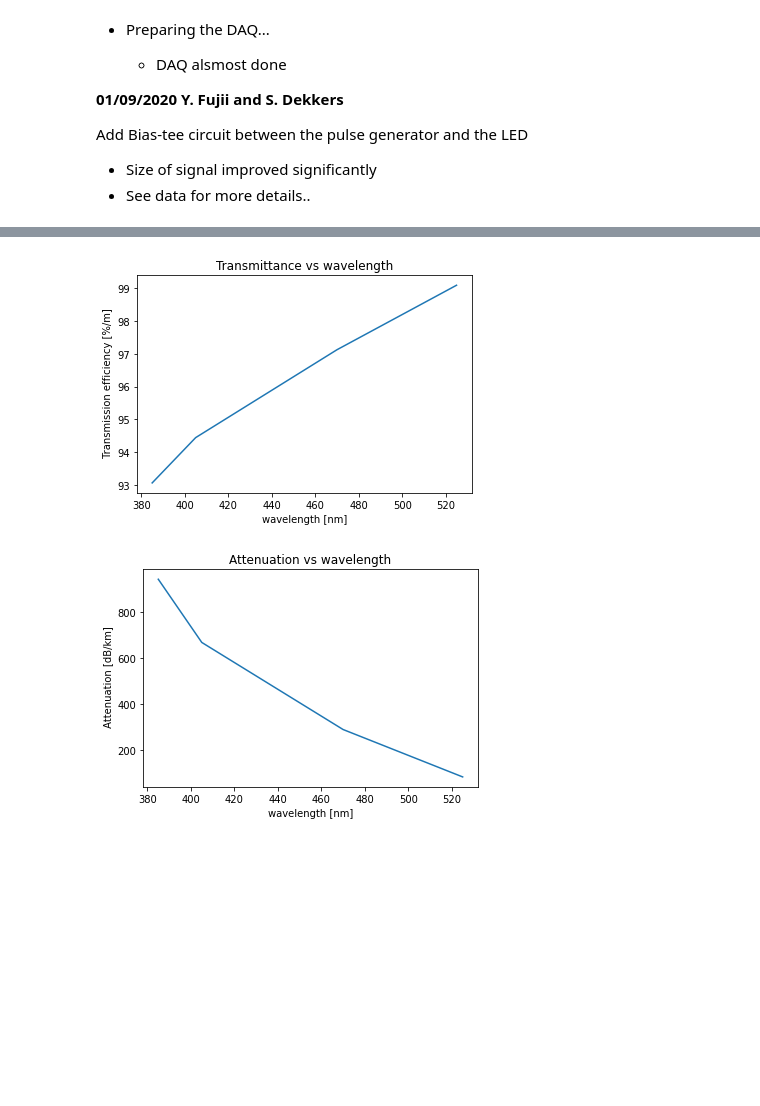
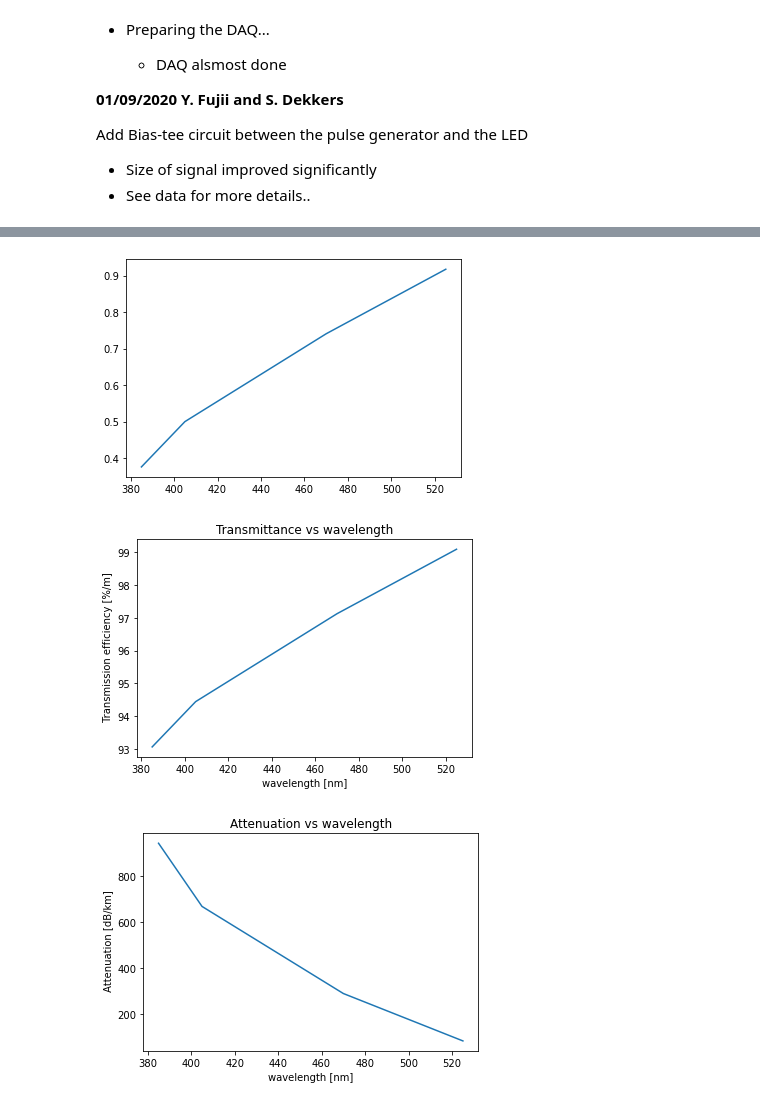
Before and after one commit to yfujii02/work4comet, a Jupyter notebook: LogBookForFibreTest.ipynb, the cells around one changed output, grey strips where cells are left out. Cells and saved outputs as stored; diff of their text form; code cells hidden in the pictures; blank space fills up the shorter version.

```diff
--- a/LogBookForFibreTest.ipynb
+++ b/LogBookForFibreTest.ipynb
@@ -51,26 +51,30 @@ Place and format of files...
 # %%
 import numpy as np
 import scipy as sc
-import pandas as pd
+#import pandas as pd
 import matplotlib.pyplot as plt
 
 ratio=np.array([1./2.66,1./2.00,1./1.35,1./1.09]) #
 att=-np.log10((ratio))*(1./9.)*1e3*20 # Attenuation [dB/km]
 trans=(1.0-(1.0-ratio)*(1./9.))*100.0 # Transmission efficiency for 1m
 wvlen=np.array([385,405,470,525])     # nm
 
+
+plt.plot(wvlen,ratio)
+plt.show()
 
 plt.plot(wvlen,trans)
 plt.title('Transmittance vs wavelength')
 plt.xlabel('wavelength [nm]')
 plt.ylabel(' Transmission efficiency [%/m]')
 plt.show()
 
 plt.plot(wvlen,att)
 plt.title('Attenuation vs wavelength')
 plt.xlabel('wavelength [nm]')
 plt.ylabel(' Attenuation [dB/km]')
 plt.show()
 # %% [output]
-[figure, old version]
+[figure, new version]
-[figure, old version]
+[figure, new version]
+[figure, added]
```
Also changed, not shown: parts of 3 cells of this notebook, 1 other file.
